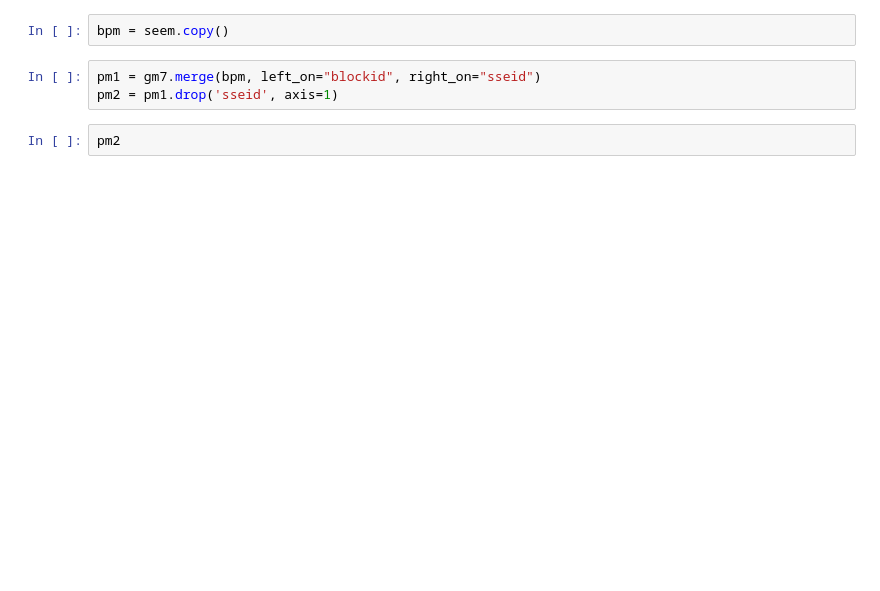
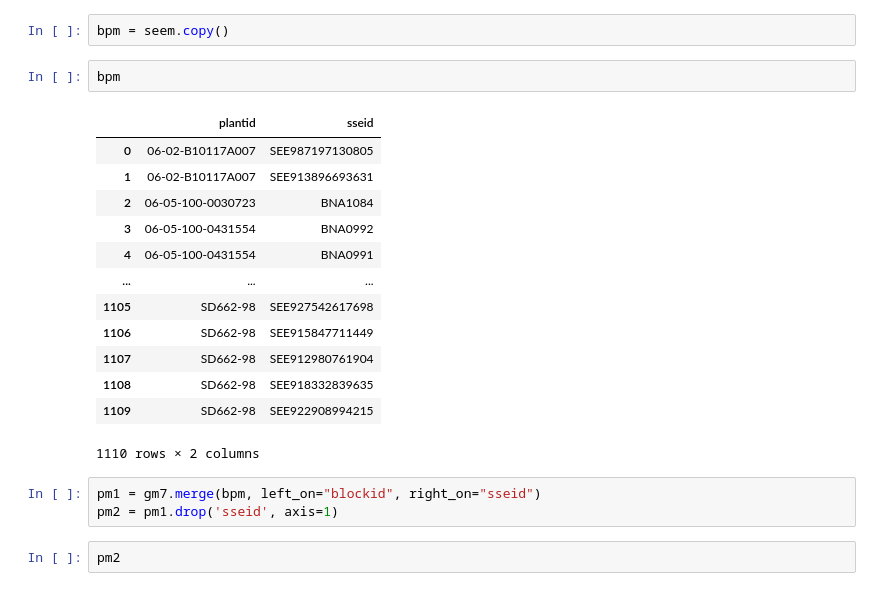
Before and after one commit to sidietz/plantwatch-data, a Jupyter notebook: production/melt2db.ipynb, the cells around one changed output. Saved outputs shown, nothing was run; the diff lists cells and outputs as text; blank space fills up the shorter version.

```diff
--- a/production/melt2db.ipynb
+++ b/production/melt2db.ipynb
@@ -458,5 +490,21 @@ gm7
 # %%
 bpm = seem.copy()
+# %%
+bpm
+# %% [output]
+|  | plantid | sseid |
+| 0 | 06-02-B10117A007 | SEE987197130805 |
+| 1 | 06-02-B10117A007 | SEE913896693631 |
+| 2 | 06-05-100-0030723 | BNA1084 |
+| 3 | 06-05-100-0431554 | BNA0992 |
+| 4 | 06-05-100-0431554 | BNA0991 |
+| ... | ... | ... |
+| 1105 | SD662-98 | SEE927542617698 |
+| 1106 | SD662-98 | SEE915847711449 |
+| 1107 | SD662-98 | SEE912980761904 |
+| 1108 | SD662-98 | SEE918332839635 |
+| 1109 | SD662-98 | SEE922908994215 |
+1110 rows × 2 columns
 # %%
 pm1 = gm7.merge(bpm, left_on="blockid", right_on="sseid")
 pm2 = pm1.drop('sseid', axis=1)
```
Also changed, not shown: parts of 26 cells of this notebook, 8 other files.
